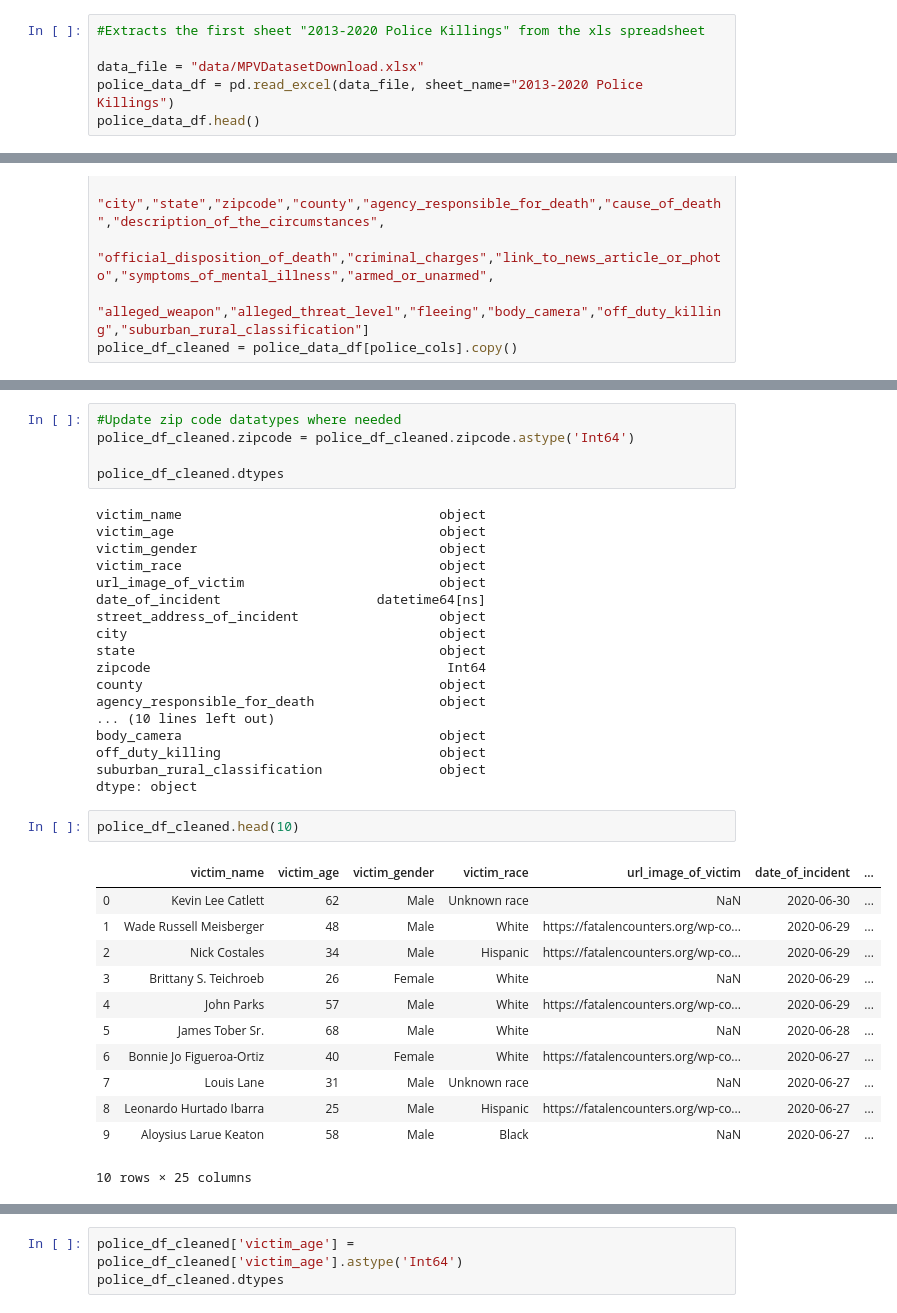
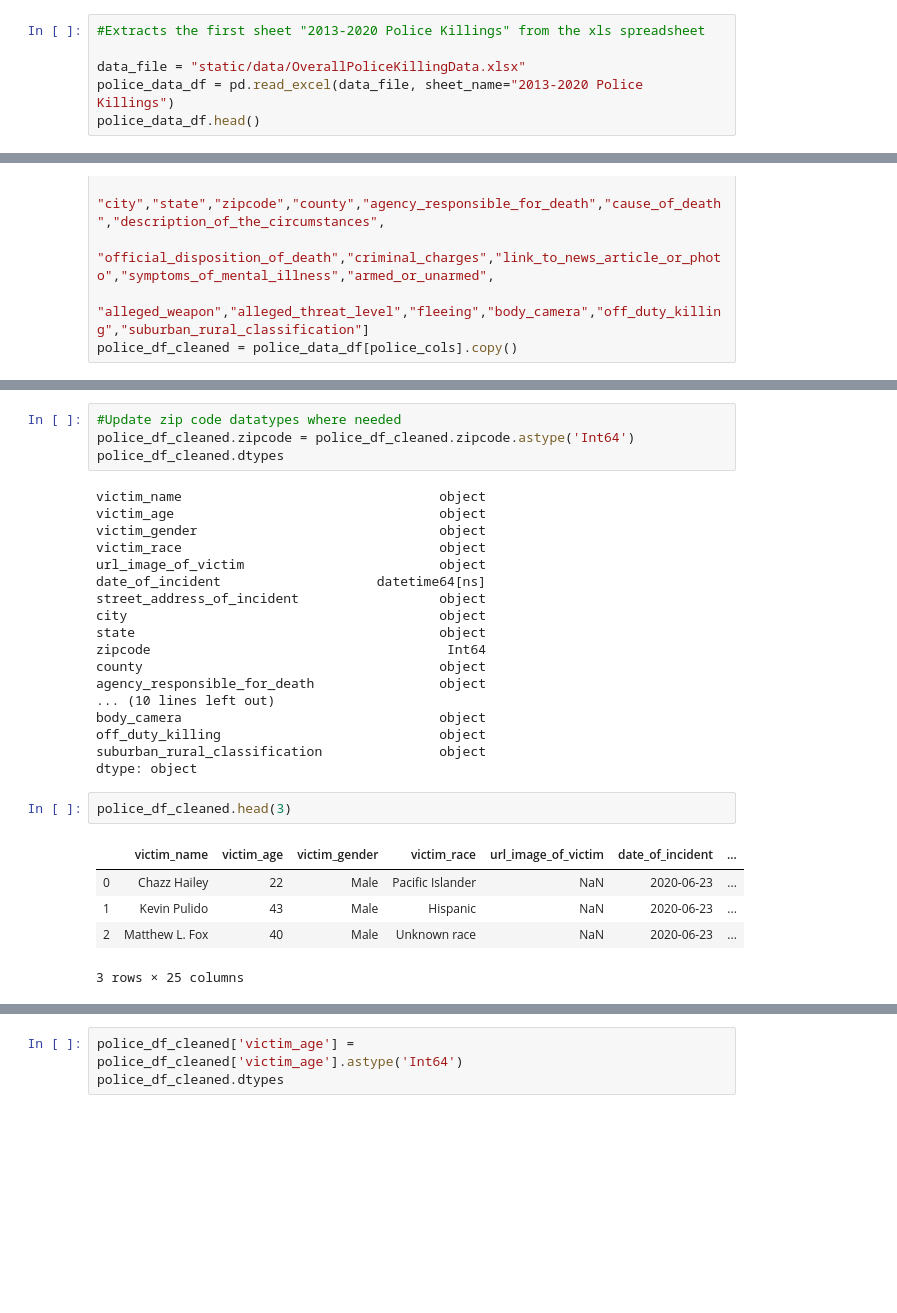
Before and after one commit to JordonNes/Project-2-US-Police-Killings, a Jupyter notebook: DoDGraphs.ipynb, the cells around one changed output, grey strips where cells are left out. Cells and saved outputs as stored; diff of their text form; blank space fills up the shorter version.

```diff
--- a/DoDGraphs.ipynb
+++ b/DoDGraphs.ipynb
@@ -7,7 +7,7 @@ import numpy as np
 # %%
 #Extracts the first sheet "2013-2020 Police Killings" from the xls spreadsheet
 
-data_file = "data/MPVDatasetDownload.xlsx"
+data_file = "static/data/OverallPoliceKillingData.xlsx"
 police_data_df = pd.read_excel(data_file, sheet_name="2013-2020 Police Killings")
 police_data_df.head()
 # %% [output]
@@ -91,7 +73,6 @@ dtype: object
 # %%
 #Update zip code datatypes where needed
 police_df_cleaned.zipcode = police_df_cleaned.zipcode.astype('Int64')
-
 police_df_cleaned.dtypes
 # %% [output]
 victim_name                                 object
@@ -112,20 +93,13 @@ off_duty_killing                            object
 suburban_rural_classification               object
 dtype: object
 # %%
-police_df_cleaned.head(10)
+police_df_cleaned.head(3)
 # %% [output]
 |  | victim_name | victim_age | victim_gender | victim_race | url_image_of_victim | date_of_incident | ... |
-| 0 | Kevin Lee Catlett | 62 | Male | Unknown race | NaN | 2020-06-30 | ... |
-| 1 | Wade Russell Meisberger | 48 | Male | White | https://fatalencounters.org/wp-co... | 2020-06-29 | ... |
-| 2 | Nick Costales | 34 | Male | Hispanic | https://fatalencounters.org/wp-co... | 2020-06-29 | ... |
-| 3 | Brittany S. Teichroeb | 26 | Female | White | NaN | 2020-06-29 | ... |
-| 4 | John Parks | 57 | Male | White | https://fatalencounters.org/wp-co... | 2020-06-29 | ... |
-| 5 | James Tober Sr. | 68 | Male | White | NaN | 2020-06-28 | ... |
-| 6 | Bonnie Jo Figueroa-Ortiz | 40 | Female | White | https://fatalencounters.org/wp-co... | 2020-06-27 | ... |
-| 7 | Louis Lane | 31 | Male | Unknown race | NaN | 2020-06-27 | ... |
-| 8 | Leonardo Hurtado Ibarra | 25 | Male | Hispanic | https://fatalencounters.org/wp-co... | 2020-06-27 | ... |
-| 9 | Aloysius Larue Keaton | 58 | Male | Black | NaN | 2020-06-27 | ... |
+| 0 | Chazz Hailey | 22 | Male | Pacific Islander | NaN | 2020-06-23 | ... |
+| 1 | Kevin Pulido | 43 | Male | Hispanic | NaN | 2020-06-23 | ... |
+| 2 | Matthew L. Fox | 40 | Male | Unknown race | NaN | 2020-06-23 | ... |
-10 rows × 25 columns
+3 rows × 25 columns
 # %%
 ##Get unique values for victim_age.  To understand what values are being captured
 police_df_cleaned.victim_age.unique()
```
Also changed, not shown: parts of 30 cells of this notebook, 10 other files.
